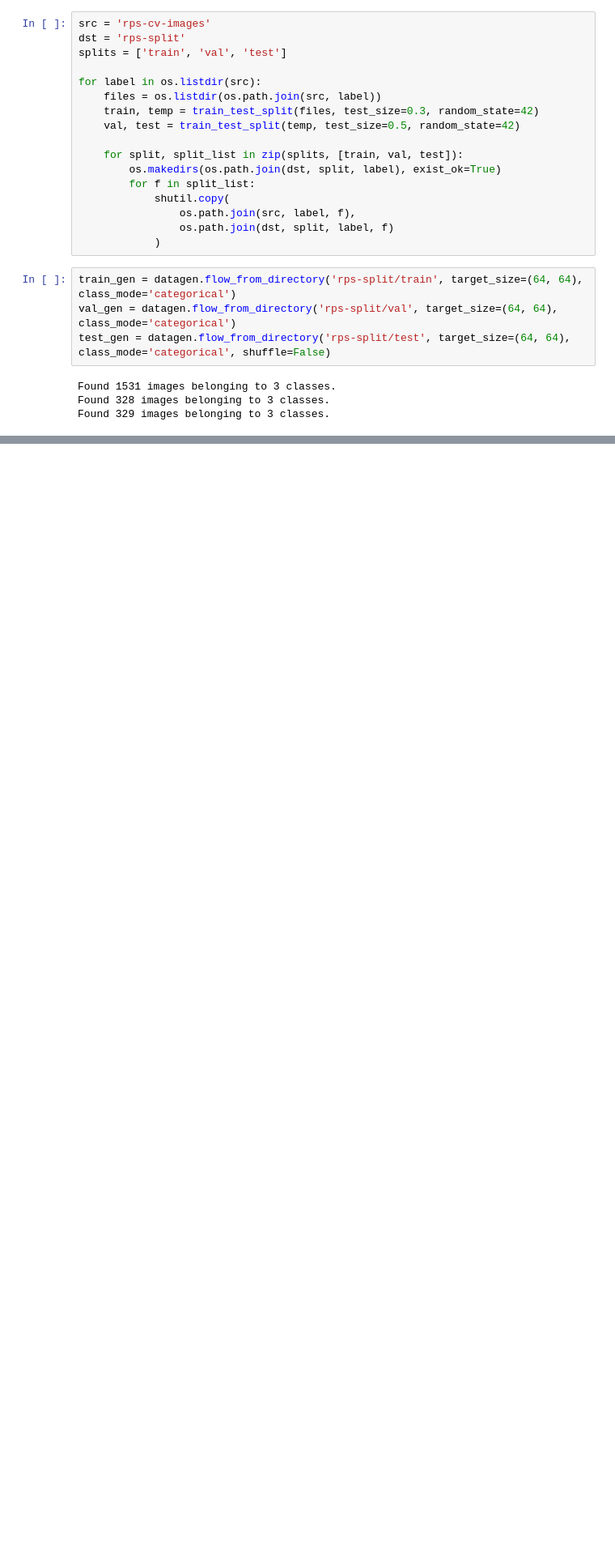
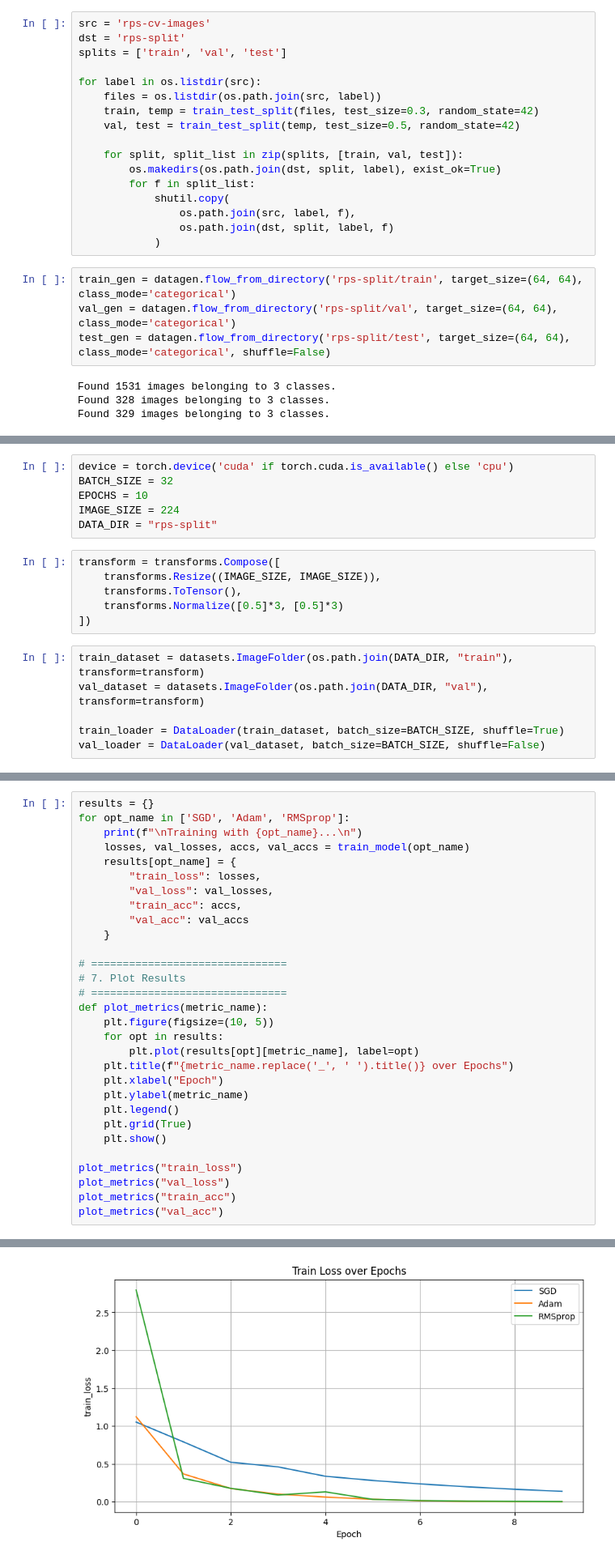
Before and after one commit to michael-099/Facial-Expression-Recognition-using-deep-learning-, a Jupyter notebook: Rock-Paper-Scissors.ipynb, the cells around one changed output, grey strips where cells are left out. Shown at 81% size. Saved outputs shown, nothing was run; the diff lists cells and outputs as text; blank space fills up the shorter version.

```diff
--- a/Rock-Paper-Scissors.ipynb
+++ b/Rock-Paper-Scissors.ipynb
@@ -147,0 +149,18 @@ class CNNModel(nn.Module):
+# %%
+device = torch.device('cuda' if torch.cuda.is_available() else 'cpu')
+BATCH_SIZE = 32
+EPOCHS = 10
+IMAGE_SIZE = 224
+DATA_DIR = "rps-split"
+# %%
+transform = transforms.Compose([
+    transforms.Resize((IMAGE_SIZE, IMAGE_SIZE)),
+    transforms.ToTensor(),
+    transforms.Normalize([0.5]*3, [0.5]*3)
+])
+# %%
+train_dataset = datasets.ImageFolder(os.path.join(DATA_DIR, "train"), transform=transform)
+val_dataset = datasets.ImageFolder(os.path.join(DATA_DIR, "val"), transform=transform)
+
+train_loader = DataLoader(train_dataset, batch_size=BATCH_SIZE, shuffle=True)
+val_loader = DataLoader(val_dataset, batch_size=BATCH_SIZE, shuffle=False)
@@ -147,0 +252,31 @@ class CNNModel(nn.Module):
+# %%
+results = {}
+for opt_name in ['SGD', 'Adam', 'RMSprop']:
+    print(f"\nTraining with {opt_name}...\n")
+    losses, val_losses, accs, val_accs = train_model(opt_name)
+    results[opt_name] = {
+        "train_loss": losses,
+        "val_loss": val_losses,
+        "train_acc": accs,
+        "val_acc": val_accs
+    }
+
+# ===============================
+# 7. Plot Results
+# ===============================
+def plot_metrics(metric_name):
+    plt.figure(figsize=(10, 5))
+    for opt in results:
+        plt.plot(results[opt][metric_name], label=opt)
+    plt.title(f"{metric_name.replace('_', ' ').title()} over Epochs")
+    plt.xlabel("Epoch")
+    plt.ylabel(metric_name)
+    plt.legend()
+    plt.grid(True)
+    plt.show()
+
+plot_metrics("train_loss")
+plot_metrics("val_loss")
+plot_metrics("train_acc")
+plot_metrics("val_acc")
+# %% [output]
@@ -147,0 +300 @@ class CNNModel(nn.Module):
+[figure, added]
```
Also changed, not shown: parts of 7 cells of this notebook.
